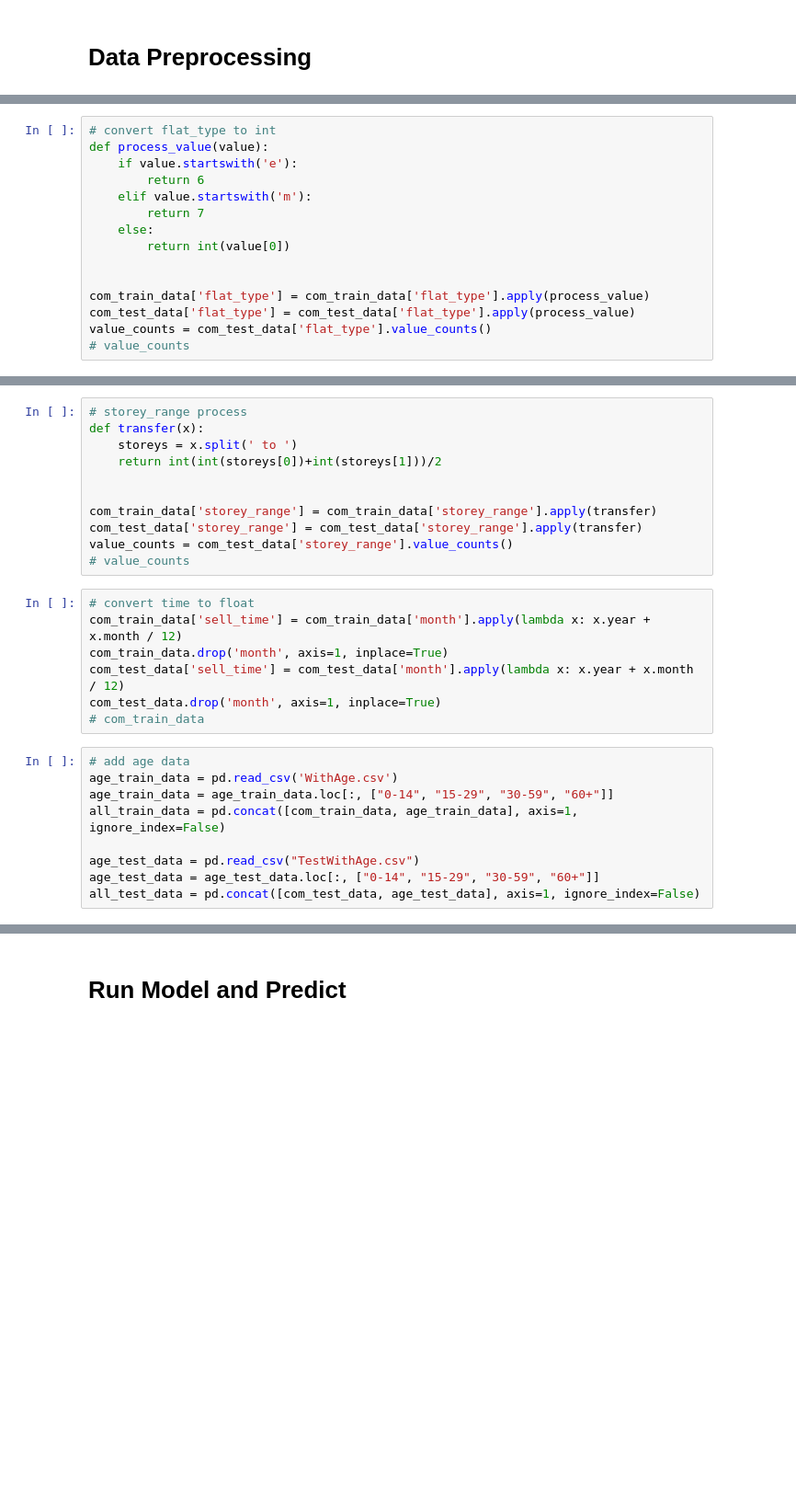
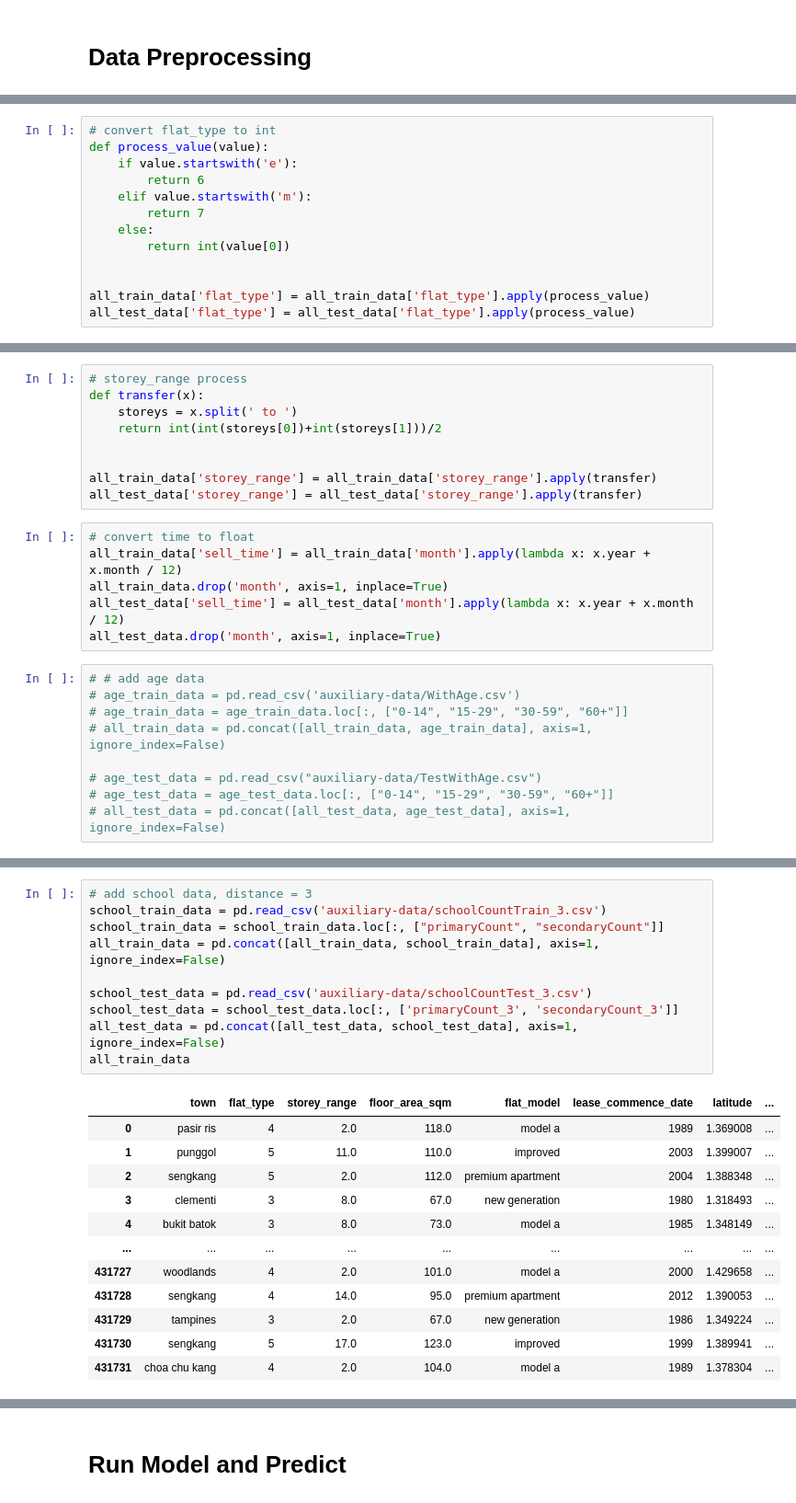
Before and after one commit to Walskor/CS5228, a Jupyter notebook: htx-run-1.ipynb, the cells around one changed output, grey strips where cells are left out. Shown: that part at 92% size. Saved outputs shown, nothing was run; the diff lists cells and outputs as text; blank space fills up the shorter version.

```diff
--- a/htx-run-1.ipynb
+++ b/htx-run-1.ipynb
@@ -75,7 +55,5 @@ def process_value(value):
         return int(value[0])
 
 
-com_train_data['flat_type'] = com_train_data['flat_type'].apply(process_value)
-com_test_data['flat_type'] = com_test_data['flat_type'].apply(process_value)
-value_counts = com_test_data['flat_type'].value_counts()
-# value_counts
+all_train_data['flat_type'] = all_train_data['flat_type'].apply(process_value)
+all_test_data['flat_type'] = all_test_data['flat_type'].apply(process_value)
@@ -89,23 +64,20 @@ def transfer(x):
     return int(int(storeys[0])+int(storeys[1]))/2
 
 
-com_train_data['storey_range'] = com_train_data['storey_range'].apply(transfer)
-com_test_data['storey_range'] = com_test_data['storey_range'].apply(transfer)
-value_counts = com_test_data['storey_range'].value_counts()
-# value_counts
+all_train_data['storey_range'] = all_train_data['storey_range'].apply(transfer)
+all_test_data['storey_range'] = all_test_data['storey_range'].apply(transfer)
 # %%
 # convert time to float
-com_train_data['sell_time'] = com_train_data['month'].apply(lambda x: x.year + x.month / 12)
-com_train_data.drop('month', axis=1, inplace=True)
-com_test_data['sell_time'] = com_test_data['month'].apply(lambda x: x.year + x.month / 12)
-com_test_data.drop('month', axis=1, inplace=True)
-# com_train_data
+all_train_data['sell_time'] = all_train_data['month'].apply(lambda x: x.year + x.month / 12)
+all_train_data.drop('month', axis=1, inplace=True)
+all_test_data['sell_time'] = all_test_data['month'].apply(lambda x: x.year + x.month / 12)
+all_test_data.drop('month', axis=1, inplace=True)
 # %%
-# add age data
-age_train_data = pd.read_csv('WithAge.csv')
-age_train_data = age_train_data.loc[:, ["0-14", "15-29", "30-59", "60+"]]
-all_train_data = pd.concat([com_train_data, age_train_data], axis=1, ignore_index=False)
+# # add age data
+# age_train_data = pd.read_csv('auxiliary-data/WithAge.csv')
+# age_train_data = age_train_data.loc[:, ["0-14", "15-29", "30-59", "60+"]]
+# all_train_data = pd.concat([all_train_data, age_train_data], axis=1, ignore_index=False)
 
-age_test_data = pd.read_csv("TestWithAge.csv")
-age_test_data = age_test_data.loc[:, ["0-14", "15-29", "30-59", "60+"]]
-all_test_data = pd.concat([com_test_data, age_test_data], axis=1, ignore_index=False)
+# age_test_data = pd.read_csv("auxiliary-data/TestWithAge.csv")
+# age_test_data = age_test_data.loc[:, ["0-14", "15-29", "30-59", "60+"]]
+# all_test_data = pd.concat([all_test_data, age_test_data], axis=1, ignore_index=False)
@@ -132,0 +84,23 @@ data_with_missing_values
+# %%
+# add school data, distance = 3
+school_train_data = pd.read_csv('auxiliary-data/schoolCountTrain_3.csv')
+school_train_data = school_train_data.loc[:, ["primaryCount", "secondaryCount"]]
+all_train_data = pd.concat([all_train_data, school_train_data], axis=1, ignore_index=False)
+
+school_test_data = pd.read_csv('auxiliary-data/schoolCountTest_3.csv')
+school_test_data = school_test_data.loc[:, ['primaryCount_3', 'secondaryCount_3']]
+all_test_data = pd.concat([all_test_data, school_test_data], axis=1, ignore_index=False)
+all_train_data
+# %% [output]
+|  | town | flat_type | storey_range | floor_area_sqm | flat_model | lease_commence_date | latitude | ... |
+| 0 | pasir ris | 4 | 2.0 | 118.0 | model a | 1989 | 1.369008 | ... |
+| 1 | punggol | 5 | 11.0 | 110.0 | improved | 2003 | 1.399007 | ... |
+| 2 | sengkang | 5 | 2.0 | 112.0 | premium apartment | 2004 | 1.388348 | ... |
+| 3 | clementi | 3 | 8.0 | 67.0 | new generation | 1980 | 1.318493 | ... |
+| 4 | bukit batok | 3 | 8.0 | 73.0 | model a | 1985 | 1.348149 | ... |
+| ... | ... | ... | ... | ... | ... | ... | ... | ... |
+| 431727 | woodlands | 4 | 2.0 | 101.0 | model a | 2000 | 1.429658 | ... |
+| 431728 | sengkang | 4 | 14.0 | 95.0 | premium apartment | 2012 | 1.390053 | ... |
+| 431729 | tampines | 3 | 2.0 | 67.0 | new generation | 1986 | 1.349224 | ... |
+| 431730 | sengkang | 5 | 17.0 | 123.0 | improved | 1999 | 1.389941 | ... |
+| 431731 | choa chu kang | 4 | 2.0 | 104.0 | model a | 1989 | 1.378304 | ... |
```
Also changed, not shown: parts of 14 cells of this notebook, 1 other file.
